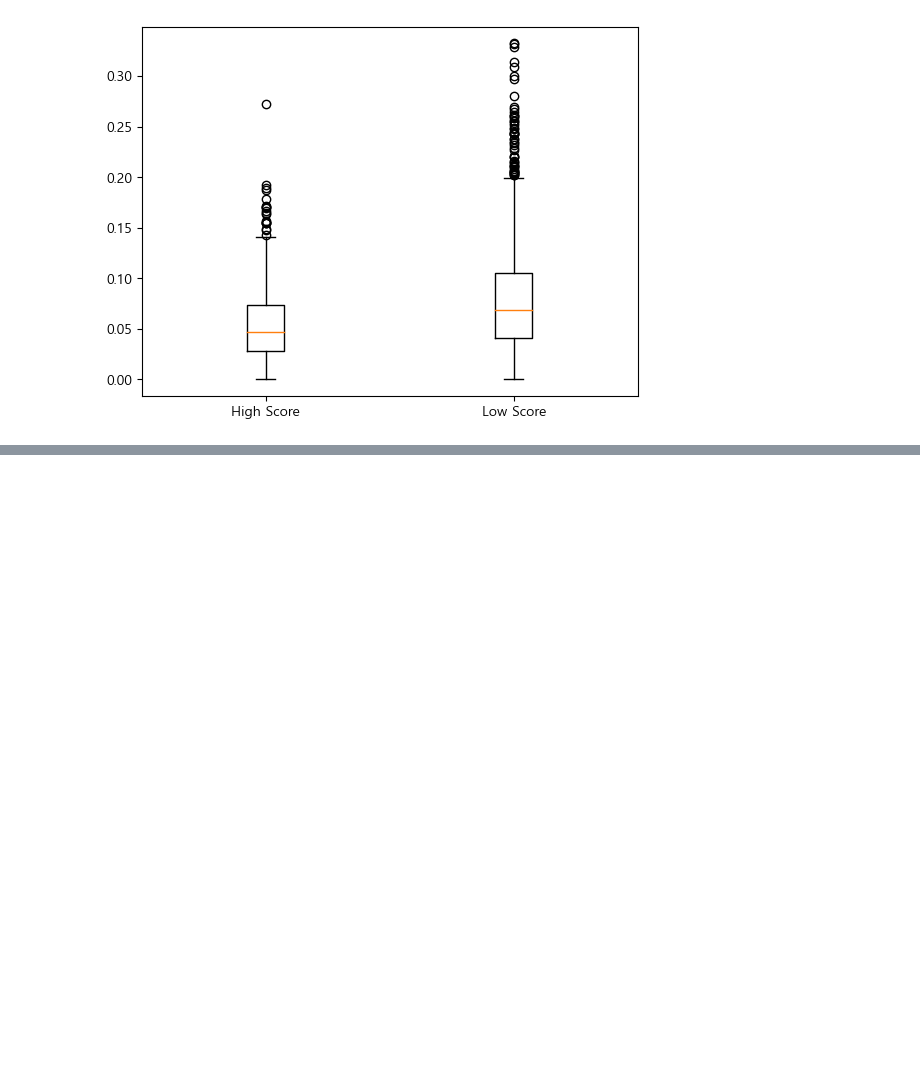
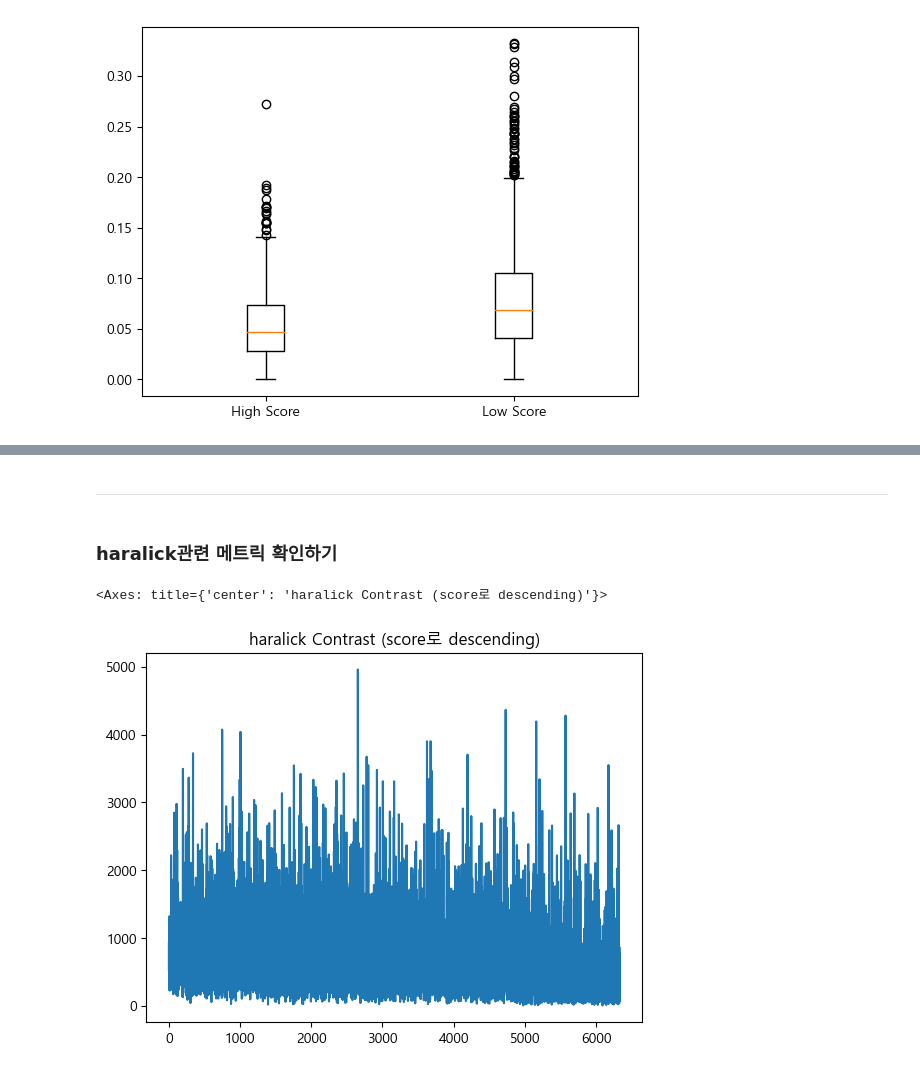
Before and after one commit to yuuhey/image_preprocessing, a Jupyter notebook: metric_test.ipynb, the cells around one changed output, grey strips where cells are left out. Cells and saved outputs as stored; diff of their text form; code cells hidden in the pictures; blank space fills up the shorter version.

```diff
--- a/metric_test.ipynb
+++ b/metric_test.ipynb
@@ -166,0 +203,12 @@ plt.show()
+# %% [markdown]
+------------
+# %% [markdown]
+### haralick관련 메트릭 확인하기
+# %%
+tmp = pd.read_csv("df_0103.csv")
+# %%
+plt.title("haralick Contrast (score로 descending)")
+tmp['Contrast'].plot()
+# %% [output]
+<Axes: title={'center': 'haralick Contrast (score로 descending)'}>
+[figure, added]
```
Also changed, not shown: parts of 10 cells of this notebook, 2 other files.
